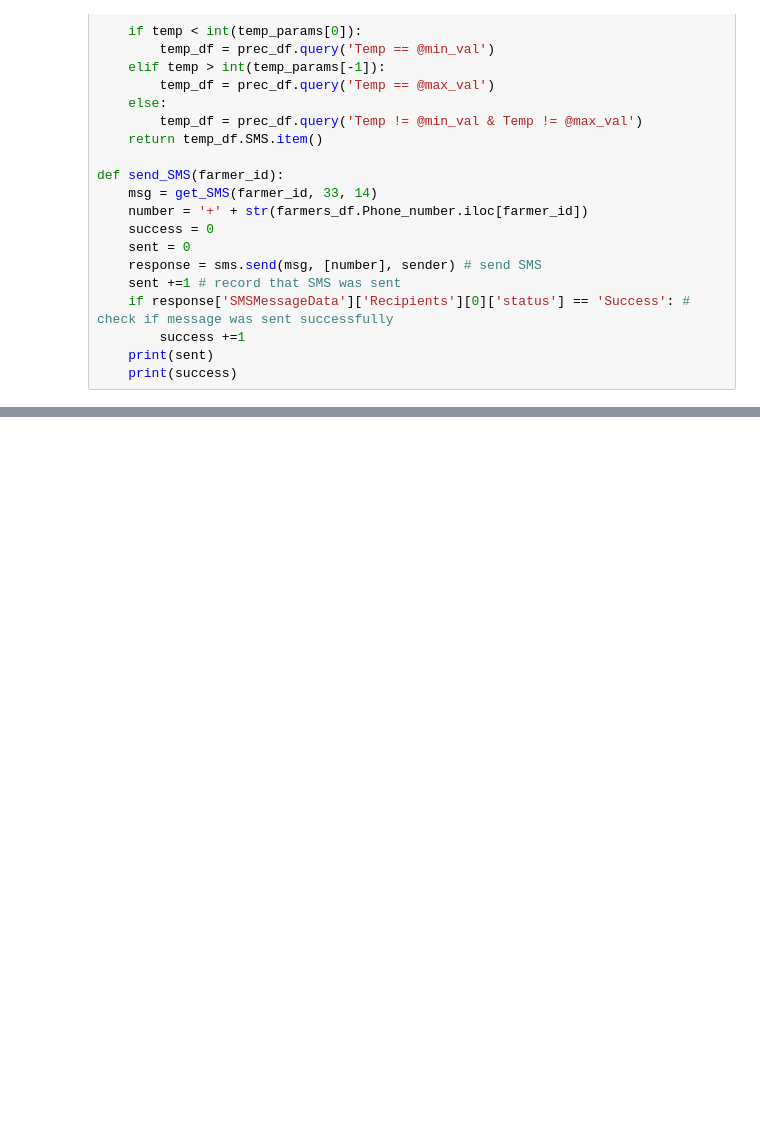
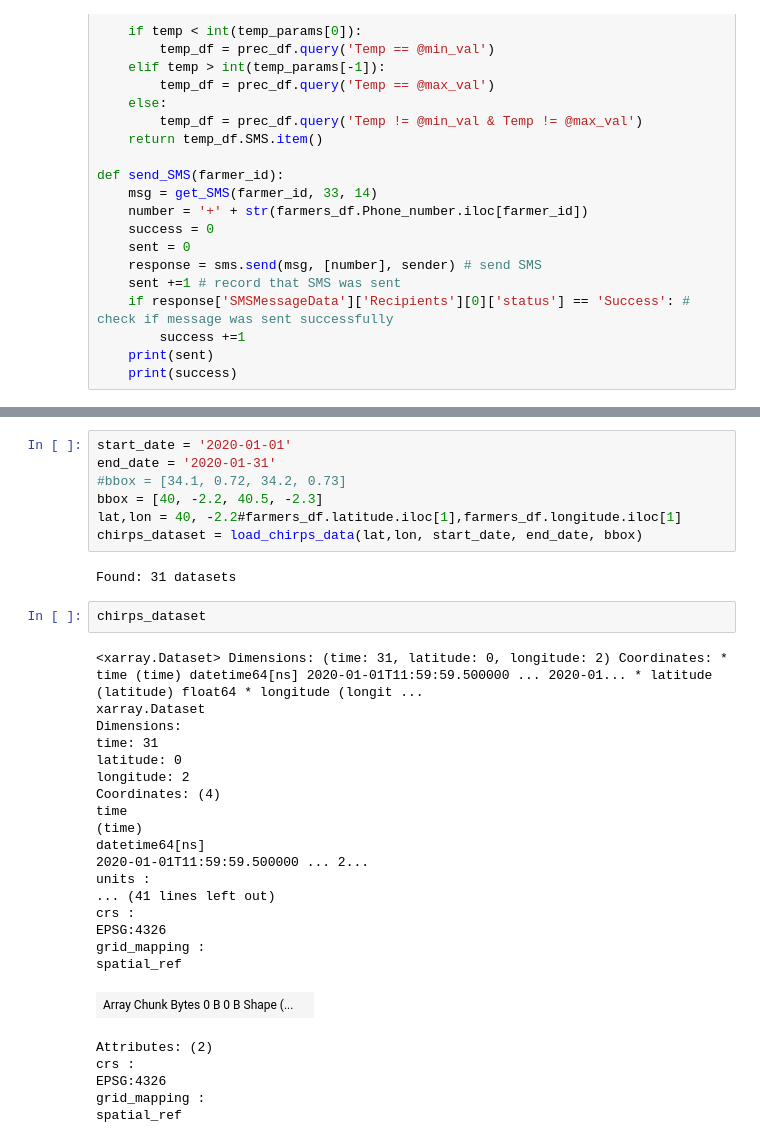
Before and after one commit to Kizito16/SMARTFARMER, a Jupyter notebook: Decison tree SMS.ipynb, the cells around one changed output, grey strips where cells are left out. Cells and saved outputs as stored; diff of their text form; blank space fills up the shorter version.

Commit message:
used STAC to load CHIRPS data

```diff
--- a/Decison tree SMS.ipynb
+++ b/Decison tree SMS.ipynb
@@ -96,0 +103,35 @@ get_SMS(1, 33, 22)
+# %%
+start_date = '2020-01-01'
+end_date = '2020-01-31'
+#bbox = [34.1, 0.72, 34.2, 0.73]
+bbox = [40, -2.2, 40.5, -2.3]
+lat,lon = 40, -2.2#farmers_df.latitude.iloc[1],farmers_df.longitude.iloc[1]
+chirps_dataset = load_chirps_data(lat,lon, start_date, end_date, bbox)
+# %% [output]
+Found: 31 datasets
+# %%
+chirps_dataset
+# %% [output]
+<xarray.Dataset> Dimensions: (time: 31, latitude: 0, longitude: 2) Coordinates: * time (time) datetime64[ns] 2020-01-01T11:59:59.500000 ... 2020-01... * latitude (latitude) float64 * longitude (longit ...
+xarray.Dataset
+Dimensions:
+time: 31
+latitude: 0
+longitude: 2
+Coordinates: (4)
+time
+(time)
+datetime64[ns]
+2020-01-01T11:59:59.500000 ... 2...
+units :
+... (41 lines left out)
+crs :
+EPSG:4326
+grid_mapping :
+spatial_ref
+| Array Chunk Bytes 0 B 0 B Shape (... |  |
+Attributes: (2)
+crs :
+EPSG:4326
+grid_mapping :
+spatial_ref
```
Also changed, not shown: parts of 4 cells of this notebook, 6 other files.
